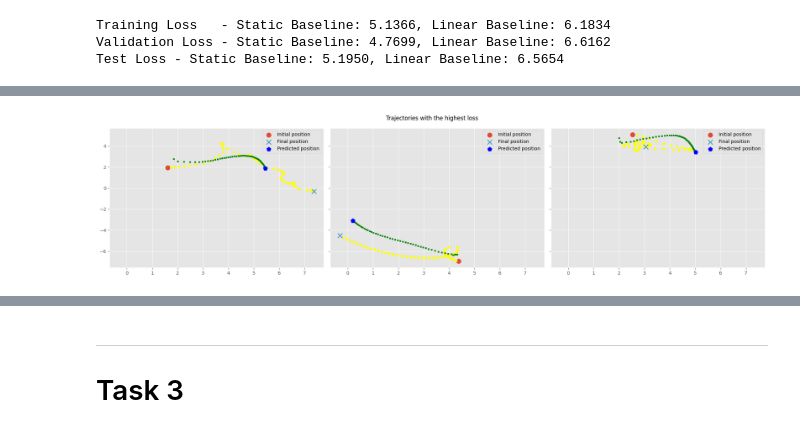
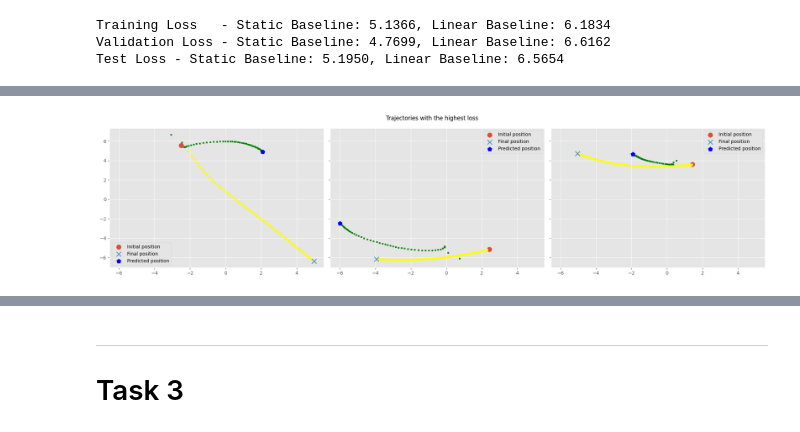
Before and after one commit to lzolyomi/2AMM10-DeepLearning, a Jupyter notebook: Assignment 2/Task2_submitted_code.ipynb, the cells around one changed output, grey strips where cells are left out. Drawn from its saved outputs; the diff is of its cells as text; code cells hidden in the pictures.

Commit message:
Add boxplots for task 2 and fix trajectories

```diff
--- a/Assignment 2/Task2_submitted_code.ipynb
+++ b/Assignment 2/Task2_submitted_code.ipynb
@@ -997,6 +963,6 @@ def plot_trajectories(indices, title=""):
     plt.tight_layout()
     plt.show()
 # %%
-plot_trajectories(highest_loss_indices[0], title="Trajectories with the highest loss")
+plot_trajectories(highest_loss_indices[-1], title="Trajectories with the highest loss")
 # %% [output]
-[figure, old version]
+[figure, new version]
```
Also changed, not shown: parts of 7 cells of this notebook, 2 other files.
